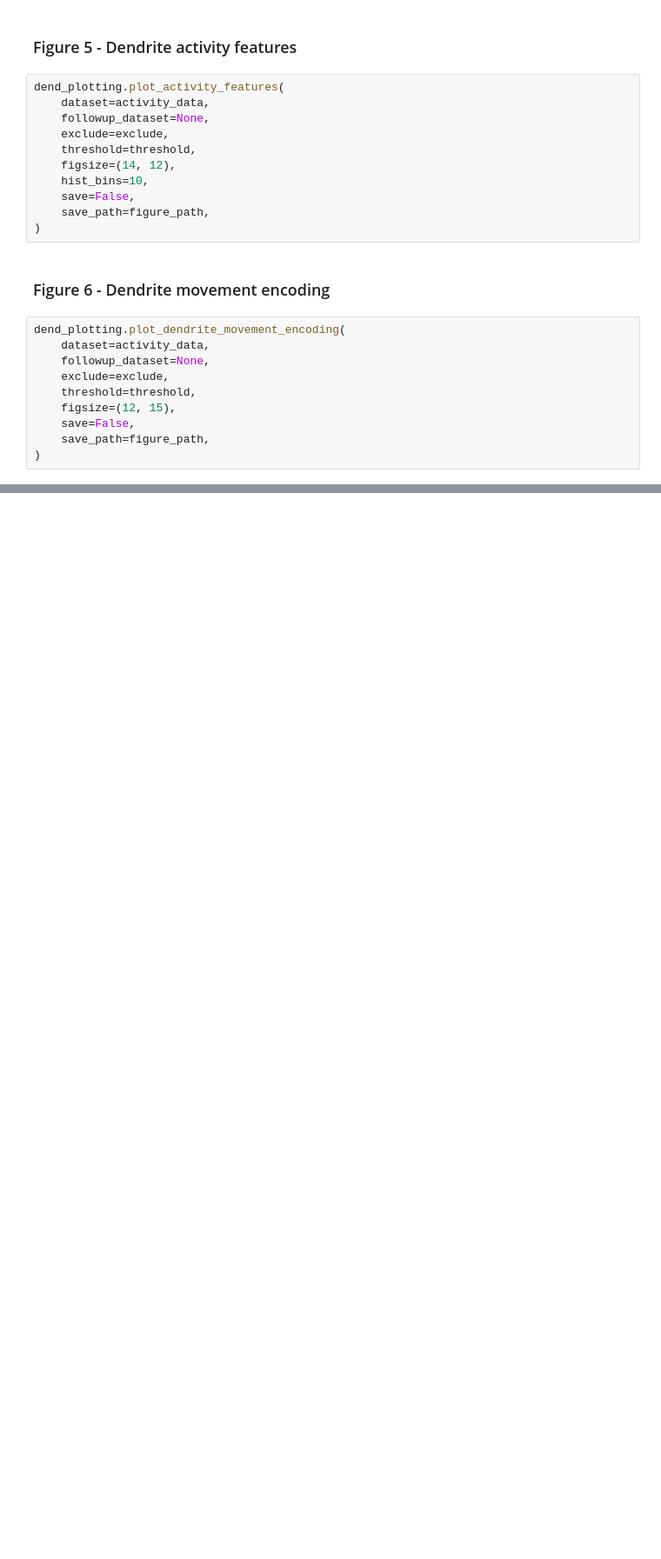
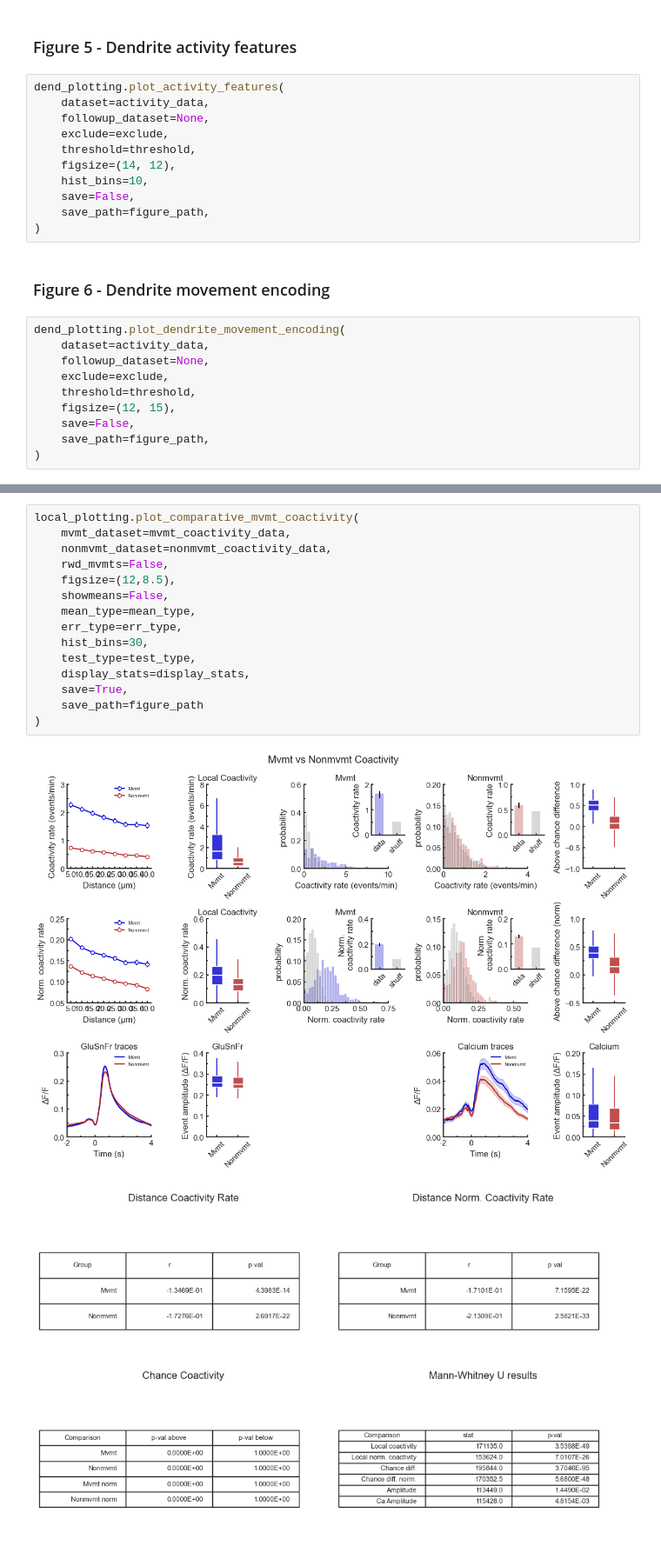
Before and after one commit to wjakewright/Lab_Analyses, a Jupyter notebook: Lab_Analyses/Spine_Analysis_v2/Apical_Coactivity_Analysis.ipynb, the cells around one changed output, grey strips where cells are left out. Shown at 87% size. Saved outputs shown, nothing was run; the diff lists cells and outputs as text; blank space fills up the shorter version.

```diff
--- a/Lab_Analyses/Spine_Analysis_v2/Apical_Coactivity_Analysis.ipynb
+++ b/Lab_Analyses/Spine_Analysis_v2/Apical_Coactivity_Analysis.ipynb
@@ -318,0 +366,18 @@ else:
+# %%
+local_plotting.plot_comparative_mvmt_coactivity(
+    mvmt_dataset=mvmt_coactivity_data,
+    nonmvmt_dataset=nonmvmt_coactivity_data,
+    rwd_mvmts=False,
+    figsize=(12,8.5),
+    showmeans=False,
+    mean_type=mean_type,
+    err_type=err_type,
+    hist_bins=30,
+    test_type=test_type,
+    display_stats=display_stats,
+    save=True,
+    save_path=figure_path
+)
+# %% [output]
+[figure, added]
+[figure, added]
```
Also changed, not shown: parts of 18 cells of this notebook.
